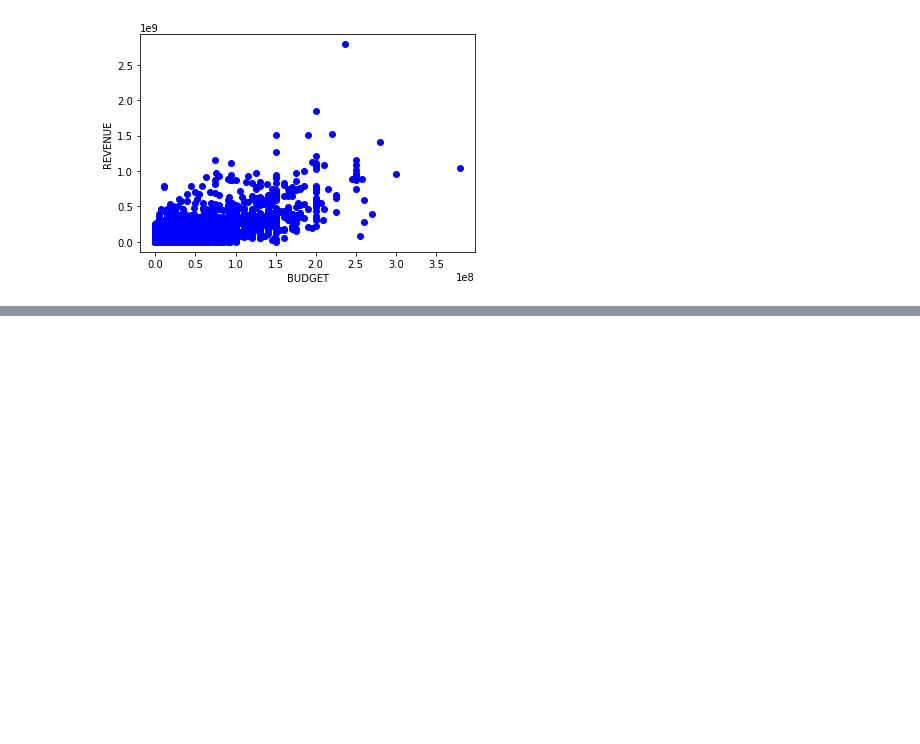
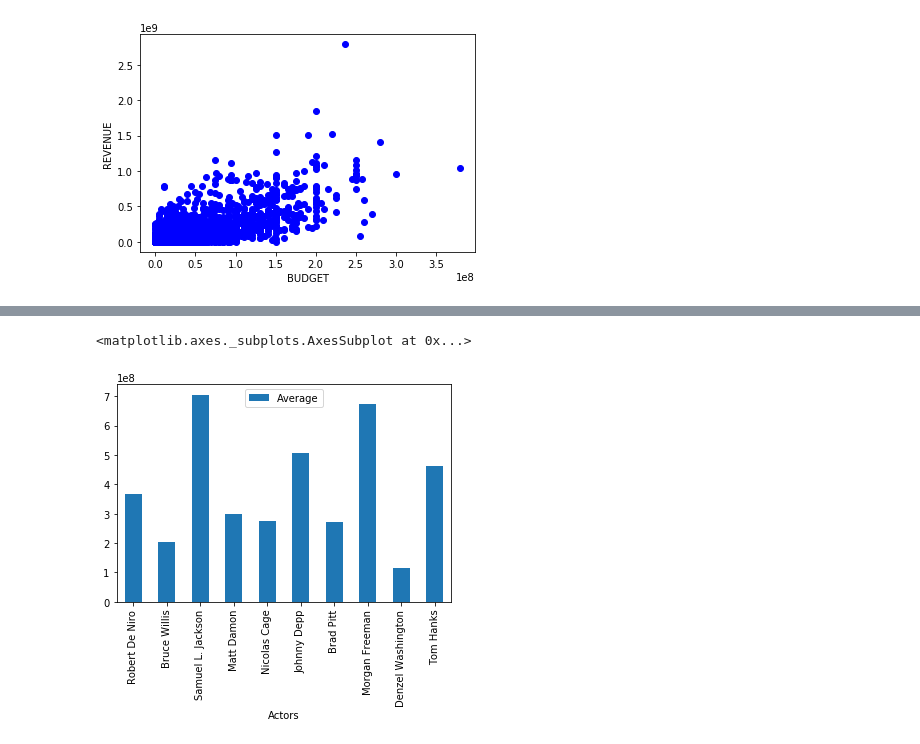
Before and after one commit to m-zurita/Project-1, a Jupyter notebook: Proyecto.ipynb, the cells around one changed output, grey strips where cells are left out. Drawn from its saved outputs; the diff is of its cells as text; code cells hidden in the pictures; blank space fills up the shorter version.

```diff
--- a/Proyecto.ipynb
+++ b/Proyecto.ipynb
@@ -523,0 +556,31 @@ Text(0, 0.5, 'REVENUE')
+# %%
+Actors_11 = pd.Series(dfcalc["Leading Role"])
+Actors_21 = pd.Series(dfcalc["Supporting Role"])
+Actors_31 = pd.Series(dfcalc["Supporting Role 2"])
+Actors_List_2 = Actors_11.append(Actors_21)
+Actors_ListS2 = Actors_List_2.append(Actors_3)
+# Making a dictionary out of ALL Actors
+Actors2 = Actors_ListS2.unique()
+Actors_Dict2 = {i : 0 for i in Actors2}
+# Checking how many times each Actor participated in a top 5000 movie either on a Leading or Supporting role
+k=0
+for i in dfcalc["Leading Role"]:
+    Actors_Dict2[i] += dfcalc['Revenue'][k]
+    k += 1
+k=0
+for i in dfcalc["Supporting Role"]:
+    Actors_Dict2[i] += dfcalc['Revenue'][k]
+    k+=1
+k=0
+for i in dfcalc["Supporting Role 2"]:
+    Actors_Dict2[i] += dfcalc['Revenue'][k]
+k+=1
+# %%
+#organized_movies_df['Revenue'][1]
+Actors_DF2 = pd.DataFrame.from_dict(Actors_Dict2, orient = "index")
+Actors_DF2.rename(columns = {0:"Revenue"}, inplace = True)
+Actors_DF2.index.name = "Actors"
+# %%
+actor_info= Actors_DF.merge(Actors_DF2,left_index=True,right_index=True)
+actor_info["Average"]= actor_info["Revenue"]/actor_info["Appearance in Movies"]
+actor_info
@@ -523,0 +607,8 @@ Text(0, 0.5, 'REVENUE')
+# %%
+graph_actor=actor_info.dropna(how="any")
+graph_actor=graph_actor.iloc[1:]
+# %%
+(pd.DataFrame(graph_actor['Average']).head(10).plot.bar())
+# %% [output]
+<matplotlib.axes._subplots.AxesSubplot at 0x...>
+[figure, added]
```
Also changed, not shown: parts of 10 cells of this notebook.
